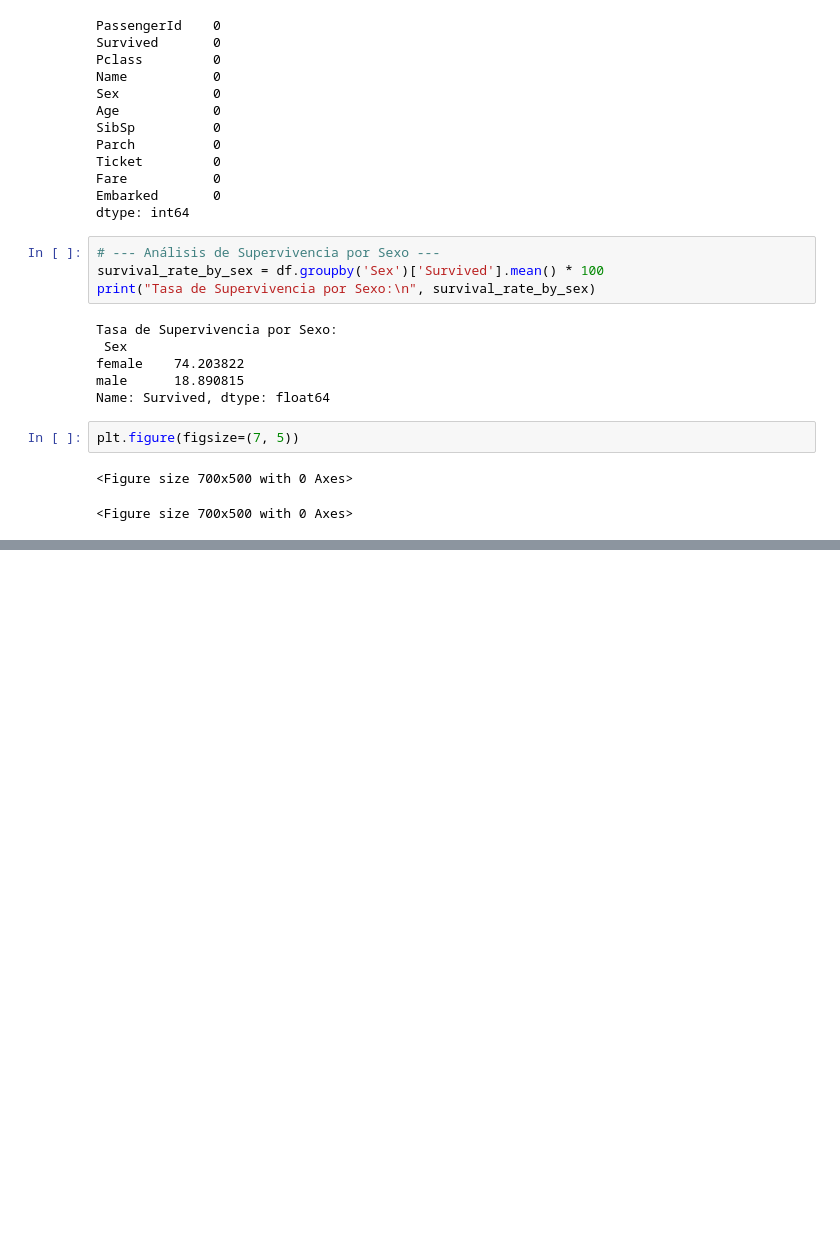
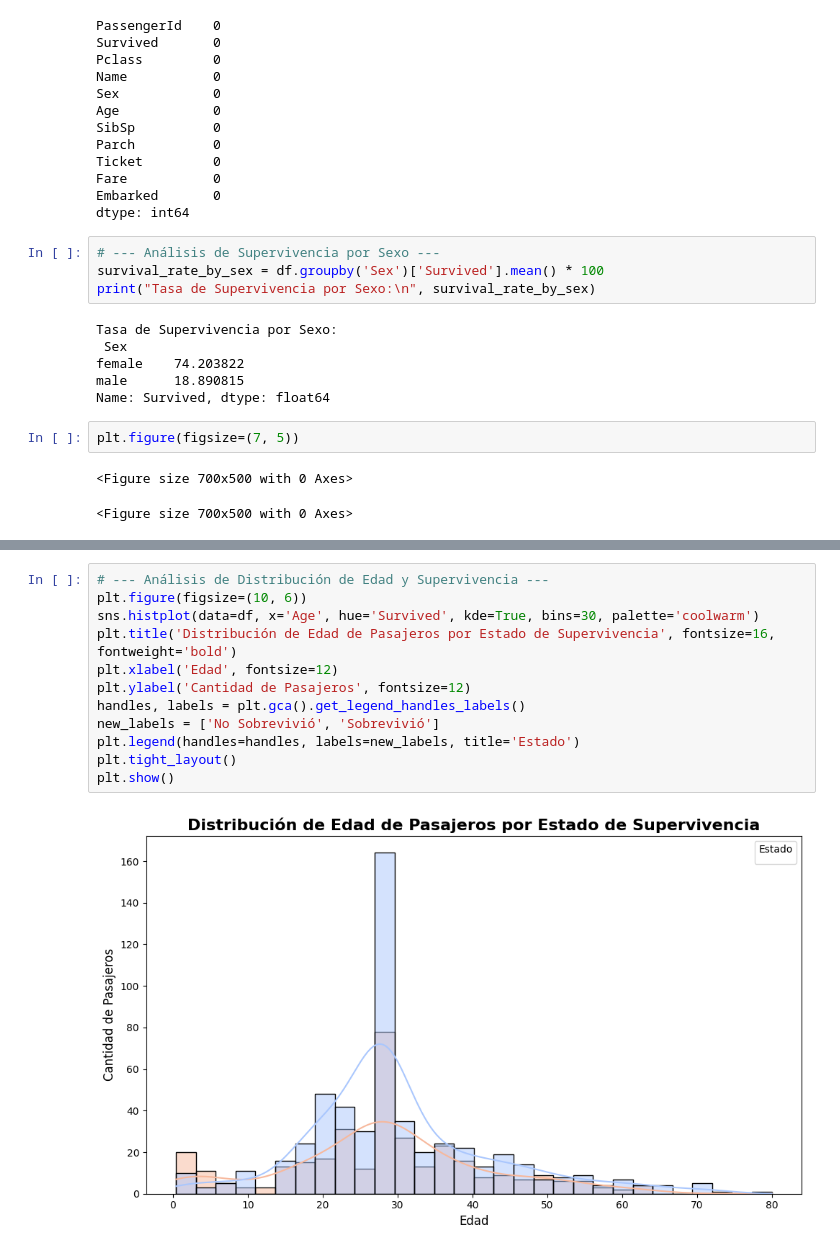
Before and after one commit to Peseck89/claudia.perez.github.io, a Jupyter notebook: Analisis_Supervivencia_Titanic_.ipynb, the cells around one changed output, grey strips where cells are left out. Drawn from its saved outputs; the diff is of its cells as text; blank space fills up the shorter version.

```diff
--- a/Analisis_Supervivencia_Titanic_.ipynb
+++ b/Analisis_Supervivencia_Titanic_.ipynb
@@ -157,0 +183,14 @@ Passing `palette` without assigning `hue` is deprecated and will be removed in v
+# %%
+# --- Análisis de Distribución de Edad y Supervivencia ---
+plt.figure(figsize=(10, 6))
+sns.histplot(data=df, x='Age', hue='Survived', kde=True, bins=30, palette='coolwarm')
+plt.title('Distribución de Edad de Pasajeros por Estado de Supervivencia', fontsize=16, fontweight='bold')
+plt.xlabel('Edad', fontsize=12)
+plt.ylabel('Cantidad de Pasajeros', fontsize=12)
+handles, labels = plt.gca().get_legend_handles_labels()
+new_labels = ['No Sobrevivió', 'Sobrevivió']
+plt.legend(handles=handles, labels=new_labels, title='Estado')
+plt.tight_layout()
+plt.show()
+# %% [output]
+[figure, added]
```
Also changed, not shown: parts of 3 cells of this notebook.
